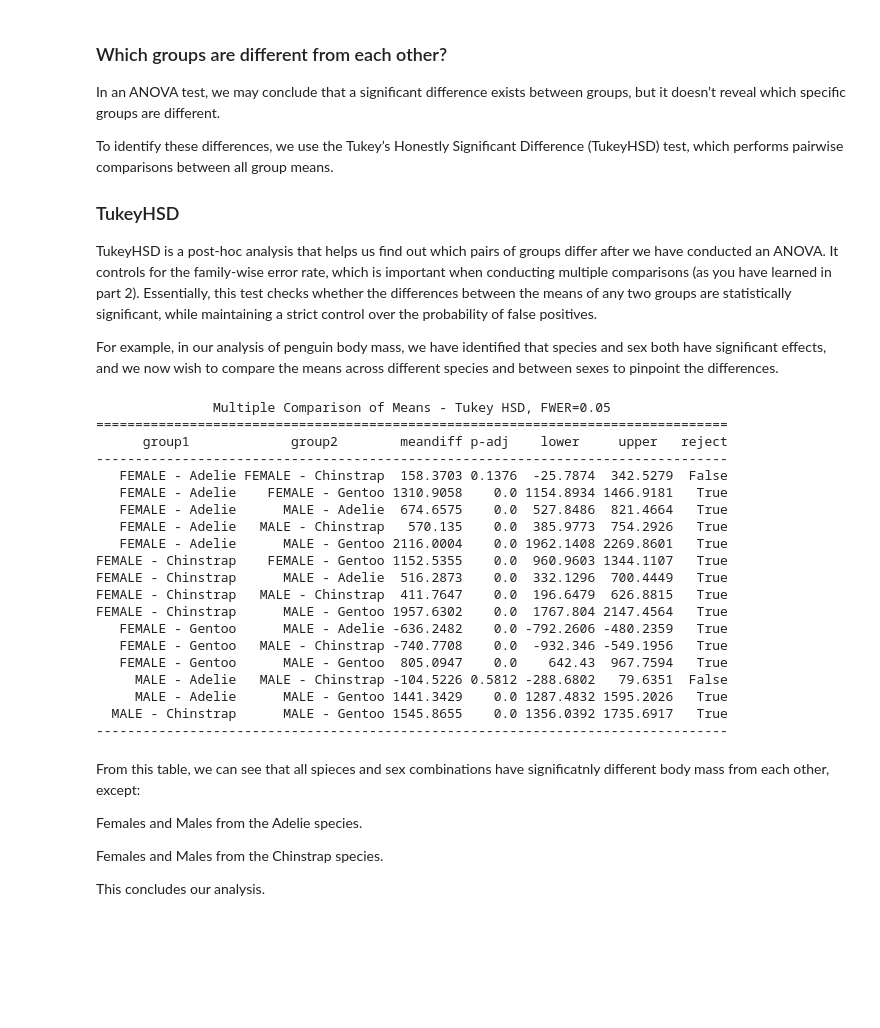
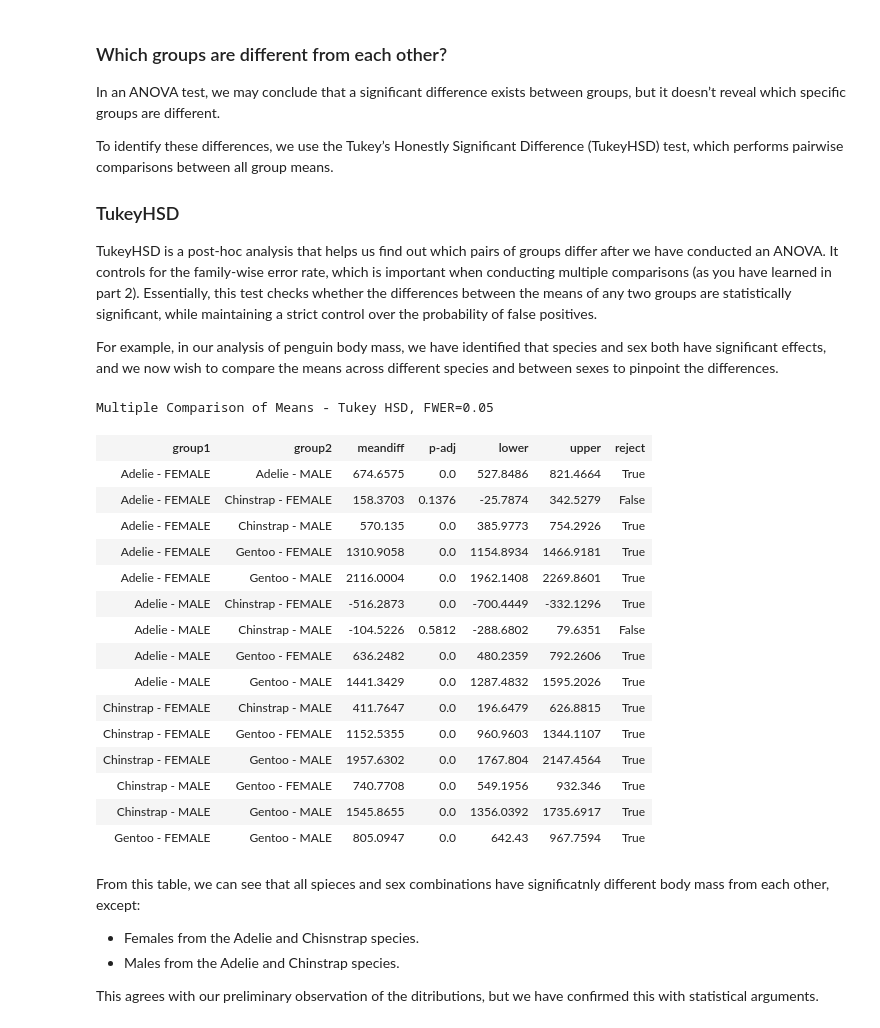
Before and after one commit to imperialchem/python-stats-intro, a Jupyter notebook: part3/stats-intro3.ipynb, the cells around one changed output. Cells and saved outputs as stored; diff of their text form; code cells hidden in the pictures; blank space fills up the shorter version.

```diff
--- a/part3/stats-intro3.ipynb
+++ b/part3/stats-intro3.ipynb
@@ -332,43 +208,36 @@ TukeyHSD is a post-hoc analysis that helps us find out which pairs of groups dif
 For example, in our analysis of penguin body mass, we have identified that species and sex both have significant effects, and we now wish to compare the means across different species and between sexes to pinpoint the differences.
 # %%
 # Perform TukeyHSD test on the interaction between 'sex' and 'species'
-from statsmodels.stats.multicomp import pairwise_tukeyhsd
-
-tukey_interaction = pairwise_tukeyhsd(endog=penguins_clean['body_mass_g'],
-                                      groups=penguins_clean['sex_species'],
+tukey_interaction = sm.stats.multicomp.pairwise_tukeyhsd(endog=penguins_clean['body_mass_g'],
+                                      groups=penguins_clean['species']+' - '+penguins_clean['sex'],
                                       alpha=0.05)
 
 # Display the results of the TukeyHSD test
-print(tukey_interaction.summary())
+tukey_interaction.summary()
 # %% [output]
-               Multiple Comparison of Means - Tukey HSD, FWER=0.05
-=================================================================================
-      group1             group2        meandiff p-adj    lower     upper   reject
----------------------------------------------------------------------------------
-   FEMALE - Adelie FEMALE - Chinstrap  158.3703 0.1376  -25.7874  342.5279  False
-   FEMALE - Adelie    FEMALE - Gentoo 1310.9058    0.0 1154.8934 1466.9181   True
-   FEMALE - Adelie      MALE - Adelie  674.6575    0.0  527.8486  821.4664   True
-   FEMALE - Adelie   MALE - Chinstrap   570.135    0.0  385.9773  754.2926   True
-   FEMALE - Adelie      MALE - Gentoo 2116.0004    0.0 1962.1408 2269.8601   True
-FEMALE - Chinstrap    FEMALE - Gentoo 1152.5355    0.0  960.9603 1344.1107   True
-FEMALE - Chinstrap      MALE - Adelie  516.2873    0.0  332.1296  700.4449   True
-FEMALE - Chinstrap   MALE - Chinstrap  411.7647    0.0  196.6479  626.8815   True
-FEMALE - Chinstrap      MALE - Gentoo 1957.6302    0.0  1767.804 2147.4564   True
-   FEMALE - Gentoo      MALE - Adelie -636.2482    0.0 -792.2606 -480.2359   True
-   FEMALE - Gentoo   MALE - Chinstrap -740.7708    0.0  -932.346 -549.1956   True
-   FEMALE - Gentoo      MALE - Gentoo  805.0947    0.0    642.43  967.7594   True
-     MALE - Adelie   MALE - Chinstrap -104.5226 0.5812 -288.6802   79.6351  False
-     MALE - Adelie      MALE - Gentoo 1441.3429    0.0 1287.4832 1595.2026   True
-  MALE - Chinstrap      MALE - Gentoo 1545.8655    0.0 1356.0392 1735.6917   True
----------------------------------------------------------------------------------
+Multiple Comparison of Means - Tukey HSD, FWER=0.05
+| group1 | group2 | meandiff | p-adj | lower | upper | reject |
+| Adelie - FEMALE | Adelie - MALE | 674.6575 | 0.0 | 527.8486 | 821.4664 | True |
+| Adelie - FEMALE | Chinstrap - FEMALE | 158.3703 | 0.1376 | -25.7874 | 342.5279 | False |
+| Adelie - FEMALE | Chinstrap - MALE | 570.135 | 0.0 | 385.9773 | 754.2926 | True |
+| Adelie - FEMALE | Gentoo - FEMALE | 1310.9058 | 0.0 | 1154.8934 | 1466.9181 | True |
+| Adelie - FEMALE | Gentoo - MALE | 2116.0004 | 0.0 | 1962.1408 | 2269.8601 | True |
+| Adelie - MALE | Chinstrap - FEMALE | -516.2873 | 0.0 | -700.4449 | -332.1296 | True |
+| Adelie - MALE | Chinstrap - MALE | -104.5226 | 0.5812 | -288.6802 | 79.6351 | False |
+| Adelie - MALE | Gentoo - FEMALE | 636.2482 | 0.0 | 480.2359 | 792.2606 | True |
+| Adelie - MALE | Gentoo - MALE | 1441.3429 | 0.0 | 1287.4832 | 1595.2026 | True |
+| Chinstrap - FEMALE | Chinstrap - MALE | 411.7647 | 0.0 | 196.6479 | 626.8815 | True |
+| Chinstrap - FEMALE | Gentoo - FEMALE | 1152.5355 | 0.0 | 960.9603 | 1344.1107 | True |
+| Chinstrap - FEMALE | Gentoo - MALE | 1957.6302 | 0.0 | 1767.804 | 2147.4564 | True |
+| Chinstrap - MALE | Gentoo - FEMALE | 740.7708 | 0.0 | 549.1956 | 932.346 | True |
+| Chinstrap - MALE | Gentoo - MALE | 1545.8655 | 0.0 | 1356.0392 | 1735.6917 | True |
+| Gentoo - FEMALE | Gentoo - MALE | 805.0947 | 0.0 | 642.43 | 967.7594 | True |
 # %% [markdown]
 From this table, we can see that all spieces and sex combinations have significatnly different body mass from each other, except:
+* Females from the Adelie and Chisnstrap species.
+* Males from the Adelie and Chinstrap species.
 
-Females and Males from the Adelie species.
-
-Females and Males from the Chinstrap species.
-
-This concludes our analysis.
+This agrees with our preliminary observation of the ditributions, but we have confirmed this with statistical arguments.
 # %% [markdown]
 ### Practice - ANOVA of Tooth Growth dataset
 
```
Also changed, not shown: parts of 37 cells of this notebook.
